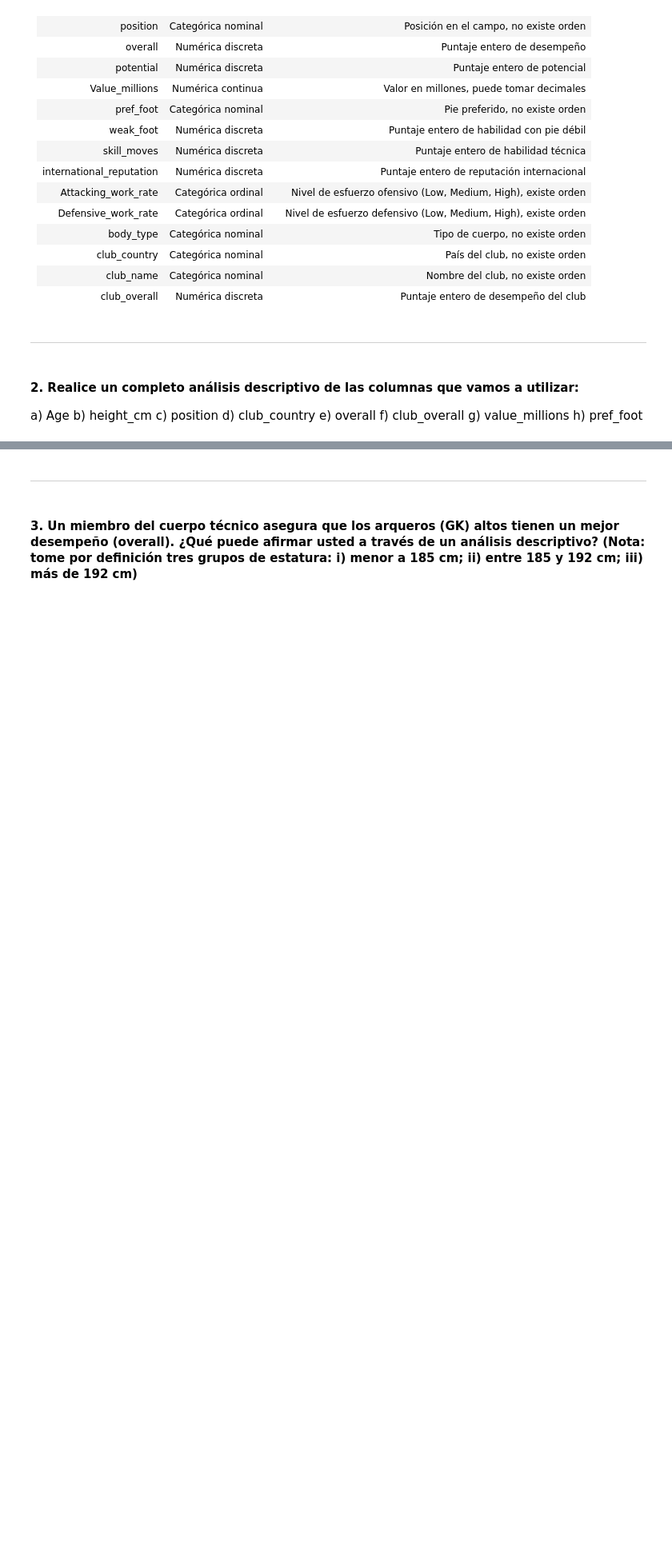
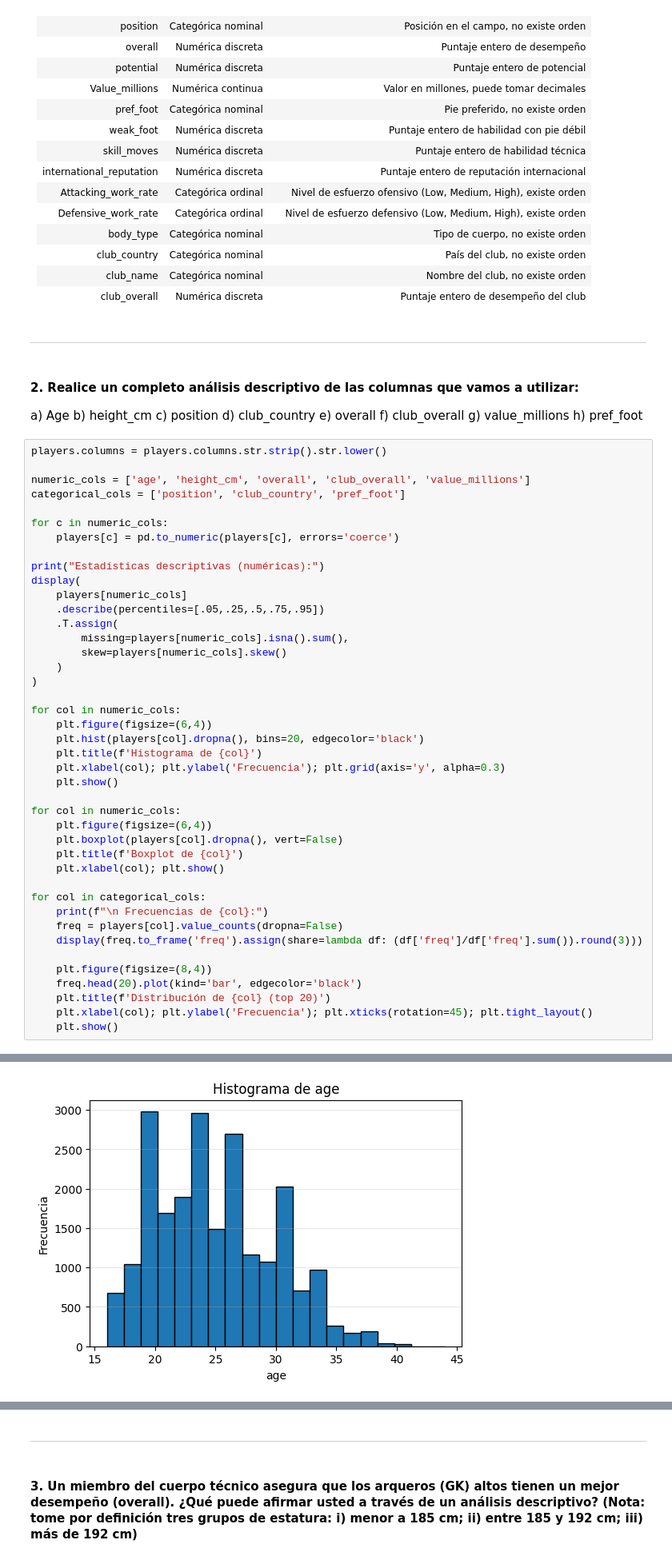
Before and after one commit to SebasL07/Taller-1-IA, a Jupyter notebook: Taller_1.ipynb, the cells around one changed output, grey strips where cells are left out. Shown: that part at 80% size. Cells and saved outputs as stored; diff of their text form; blank space fills up the shorter version.

```diff
--- a/Taller_1.ipynb
+++ b/Taller_1.ipynb
@@ -109,3 +119,46 @@ e) overall
 f) club_overall
 g) value_millions
 h) pref_foot
+# %%
+players.columns = players.columns.str.strip().str.lower()
+
+numeric_cols = ['age', 'height_cm', 'overall', 'club_overall', 'value_millions']
+categorical_cols = ['position', 'club_country', 'pref_foot']
+
+for c in numeric_cols:
+    players[c] = pd.to_numeric(players[c], errors='coerce')
+
+print("Estadísticas descriptivas (numéricas):")
+display(
+    players[numeric_cols]
+    .describe(percentiles=[.05,.25,.5,.75,.95])
+    .T.assign(
+        missing=players[numeric_cols].isna().sum(),
+        skew=players[numeric_cols].skew()
+    )
+)
+
+for col in numeric_cols:
+    plt.figure(figsize=(6,4))
+    plt.hist(players[col].dropna(), bins=20, edgecolor='black')
+    plt.title(f'Histograma de {col}')
+    plt.xlabel(col); plt.ylabel('Frecuencia'); plt.grid(axis='y', alpha=0.3)
+    plt.show()
+
+for col in numeric_cols:
+    plt.figure(figsize=(6,4))
+    plt.boxplot(players[col].dropna(), vert=False)
+    plt.title(f'Boxplot de {col}')
+    plt.xlabel(col); plt.show()
+
+for col in categorical_cols:
+    print(f"\n Frecuencias de {col}:")
+    freq = players[col].value_counts(dropna=False)
+    display(freq.to_frame('freq').assign(share=lambda df: (df['freq']/df['freq'].sum()).round(3)))
+
+    plt.figure(figsize=(8,4))
+    freq.head(20).plot(kind='bar', edgecolor='black')
+    plt.title(f'Distribución de {col} (top 20)')
+    plt.xlabel(col); plt.ylabel('Frecuencia'); plt.xticks(rotation=45); plt.tight_layout()
+    plt.show()
+# %% [output]
@@ -111,0 +172 @@ h) pref_foot
+[figure, added]
```
Also changed, not shown: parts of 13 cells of this notebook.
